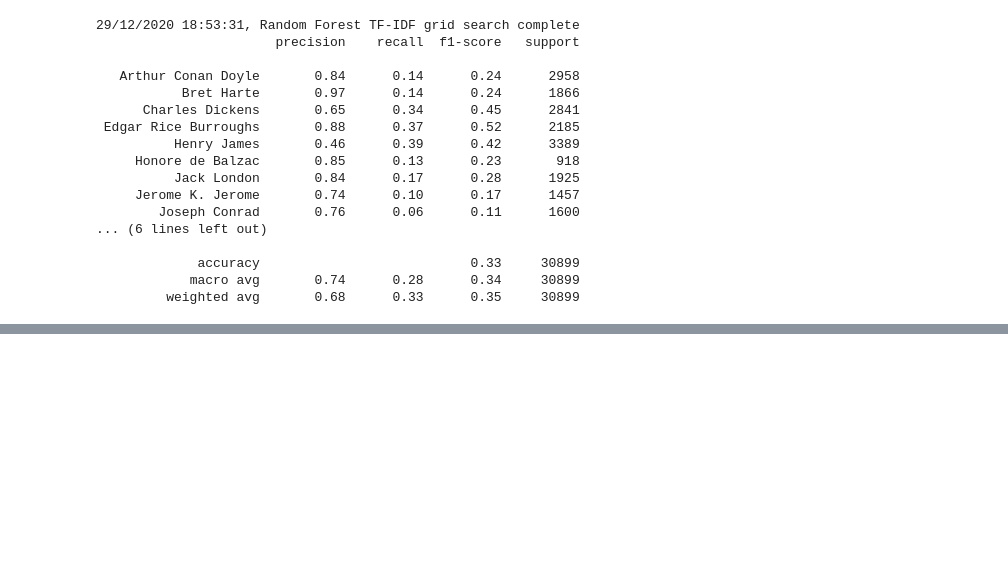
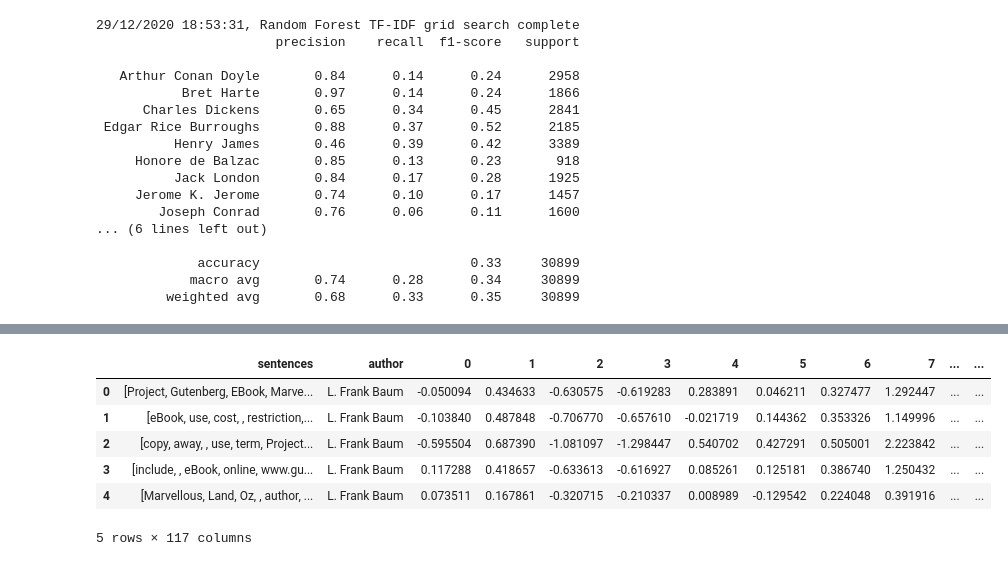
Before and after one commit to KalikaKay/Author-Classification-Project, a Jupyter notebook: project.ipynb, the cells around one changed output, grey strips where cells are left out. Drawn from its saved outputs; the diff is of its cells as text; code cells hidden in the pictures; blank space fills up the shorter version.

```diff
--- a/project.ipynb
+++ b/project.ipynb
@@ -769,0 +806,40 @@ model_idf_data('K Nearest Neighbors', knnp, ('knn', KNeighborsClassifier()), n_j
+# %%
+#Transform the data using W2VTransformer.
+from gensim.sklearn_api import W2VTransformer
+
+#Copy the sentences to avoid future confusion.
+w = sentences.copy()
+
+#vector size equal to the maximum sentence length.
+vector_size = max(len(x) for x in w.sentences )
+#vector_size = round(np.mean([len(x) for x in w.sentences]), 0).astype(int)
+
+#Create a model using the vector size specifived.
+model = W2VTransformer(size=vector_size, min_count=1, seed=1)
+
+#Model the data (build the vocabulary)
+wordvecs = model.fit(X.tolist())
+#An empty, shaped array to hold the vector.
+word2vec_arr = np.zeros((w.shape[0],vector_size))
+
+#Assign the mean of the lemmas to represent the data to an array.
+for i, sentence in enumerate(w.sentences):
+    word2vec_arr[i,:] = np.mean([model.transform(lemma) for lemma in sentence], axis=0)
+
+#concantenate the dataframe.
+word2vec_arr = pd.DataFrame(word2vec_arr)
+w = pd.concat([w,word2vec_arr], axis=1)
+w.dropna(inplace=True)
+
+#might as well have a look.
+w.head()
+
+#Ignore the warnings, here. They're telling me what I already know; I have a few empty characters.
+# %% [output]
+|  | sentences | author | 0 | 1 | 2 | 3 | 4 | 5 | 6 | 7 | ... | ... |
+| 0 | [Project, Gutenberg, EBook, Marve... | L. Frank Baum | -0.050094 | 0.434633 | -0.630575 | -0.619283 | 0.283891 | 0.046211 | 0.327477 | 1.292447 | ... | ... |
+| 1 | [eBook, use, cost, , restriction,... | L. Frank Baum | -0.103840 | 0.487848 | -0.706770 | -0.657610 | -0.021719 | 0.144362 | 0.353326 | 1.149996 | ... | ... |
+| 2 | [copy, away, , use, term, Project... | L. Frank Baum | -0.595504 | 0.687390 | -1.081097 | -1.298447 | 0.540702 | 0.427291 | 0.505001 | 2.223842 | ... | ... |
+| 3 | [include, , eBook, online, www.gu... | L. Frank Baum | 0.117288 | 0.418657 | -0.633613 | -0.616927 | 0.085261 | 0.125181 | 0.386740 | 1.250432 | ... | ... |
+| 4 | [Marvellous, Land, Oz, , author, ... | L. Frank Baum | 0.073511 | 0.167861 | -0.320715 | -0.210337 | 0.008989 | -0.129542 | 0.224048 | 0.391916 | ... | ... |
+5 rows × 117 columns
```
Also changed, not shown: parts of 20 cells of this notebook.
